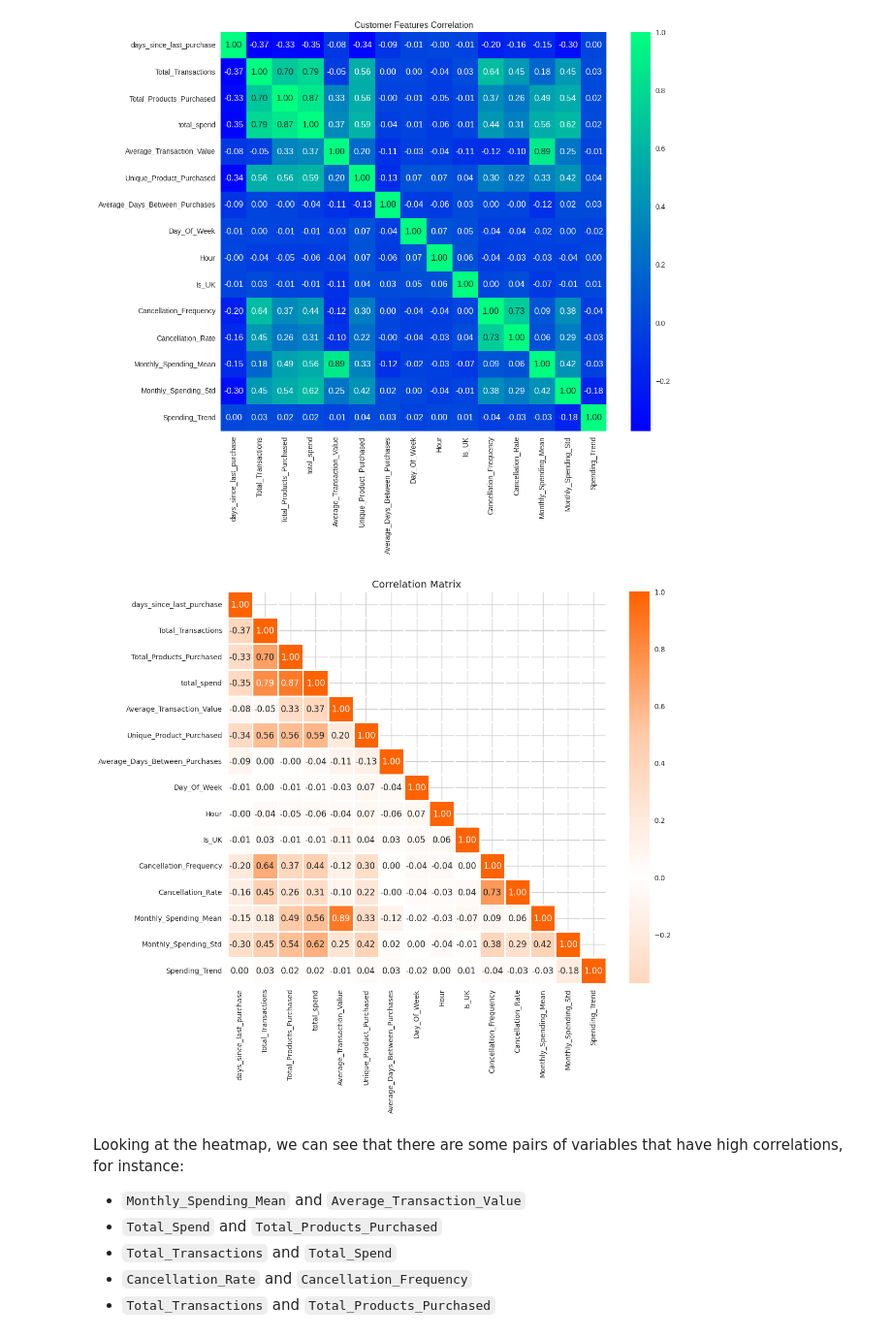
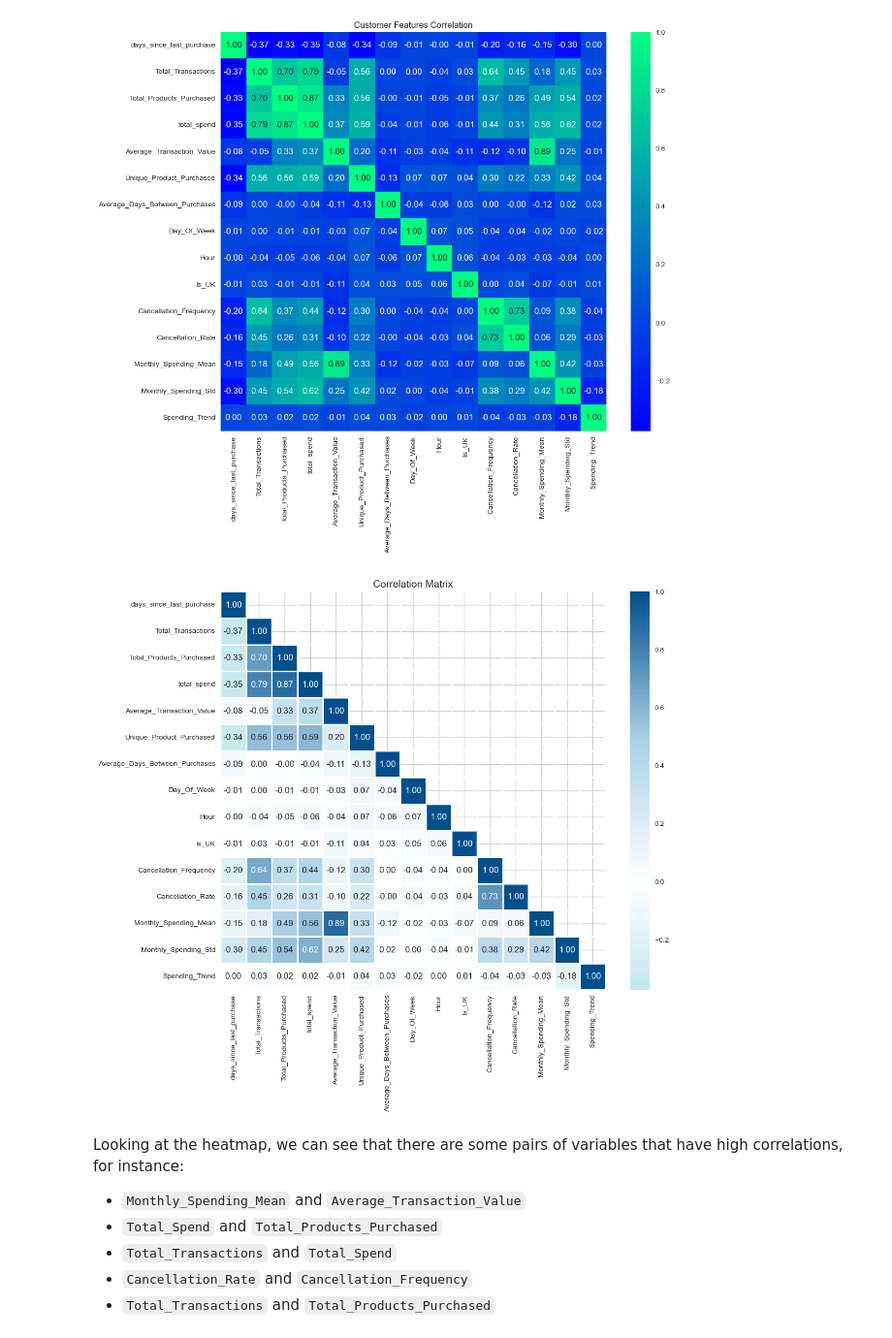
Before and after one commit to JustAthar19/Customer-Segmentation-and-Recommendation-System, a Jupyter notebook: main.ipynb, the cells around one changed output. Shown at 97% size. Saved outputs shown, nothing was run; the diff lists cells and outputs as text; code cells hidden in the pictures.

```diff
--- a/main.ipynb
+++ b/main.ipynb
@@ -26,6 +31,6 @@ from collections import Counter
 # %%
-# read the dataset
-df = pd.read_csv('/kaggle/input/ecommerce-data/data.csv', encoding="ISO-8859-1")
+path = 'dataset/data.csv'
+df = pd.read_csv(path, encoding="ISO-8859-1")
 # %%
 df.info()
 # %% [output]
@@ -945,26 +966,26 @@ Text(0.5, 1.0, 'Customer Features Correlation')
 # %%
 # reset the background style
 sns.set_style('whitegrid')
 
 # Calculate the correlation matrix excluding the 'CustomerID' column
 corr = customer_data_cleaned.drop(columns=['CustomerID']).corr()
 
 # Define a custom colormap
-colors = ['#ff6200', '#ffcaa8', 'white', '#ffcaa8', '#ff6200']
+colors = ['#00aaff', '#b0e0e6', 'white', '#a8d0e6', '#004f8c']
 my_cmap = LinearSegmentedColormap.from_list('custom_map', colors, N=256)
 
 # Create a mask to only show the lower triangle of the matrix (since it's mirrored around its
 # top-left to bottom-right diagonal)
 mask = np.zeros_like(corr)
 mask[np.triu_indices_from(mask, k=1)] = True
 
 # Plot the heatmap
 plt.figure(figsize=(12, 10))
 sns.heatmap(corr, mask=mask, cmap=my_cmap, annot=True, center=0, fmt='.2f', linewidths=2)
 plt.title('Correlation Matrix', fontsize=14)
 plt.show()
 # %% [output]
-[figure, old version]
+[figure, new version]
 # %% [markdown]
 Looking at the heatmap, we can see that there are some pairs of variables that have high correlations, for instance:
 
```
Also changed, not shown: parts of 34 cells of this notebook, 2 other files.
